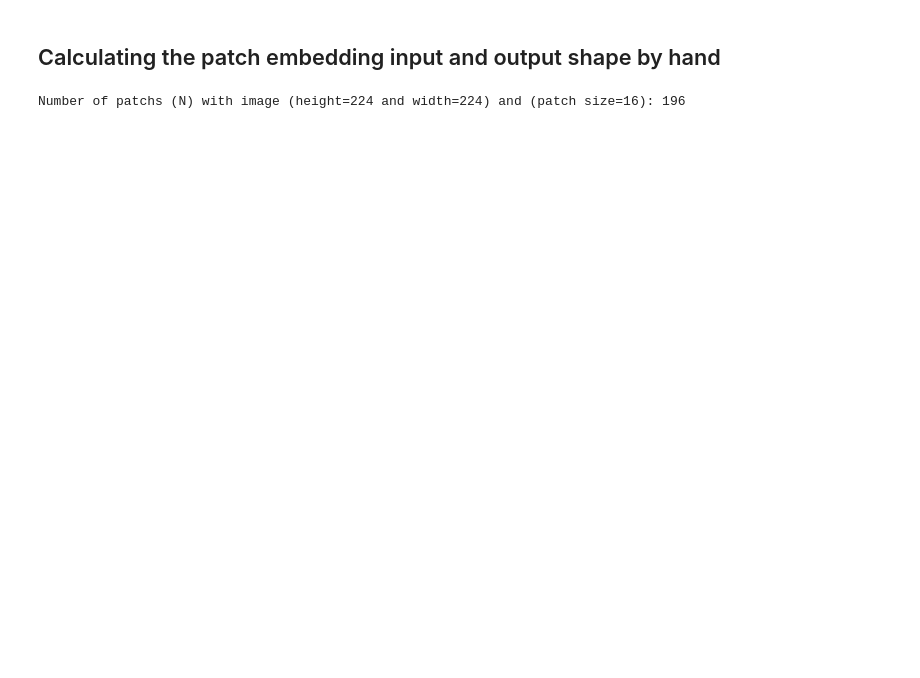
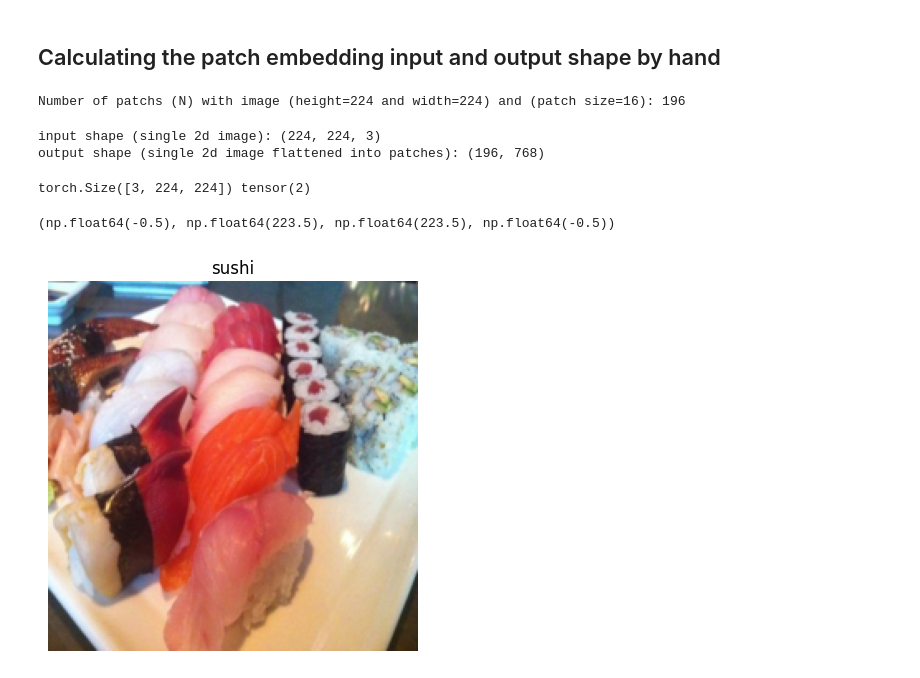
Before and after one commit to MuhammadAbuBakarQureshi/Machine-Learning, a Jupyter notebook: PyTorch/14-Transformers-Replicating-Paper.ipynb, the cells around one changed output. Cells and saved outputs as stored; diff of their text form; code cells hidden in the pictures; blank space fills up the shorter version.

```diff
--- a/PyTorch/14-Transformers-Replicating-Paper.ipynb
+++ b/PyTorch/14-Transformers-Replicating-Paper.ipynb
@@ -86,3 +86,22 @@ num_of_patches = int((height * width) / (pow(patch_size, 2)))
 print(f"Number of patchs (N) with image (height={height} and width={width}) and (patch size={patch_size}): {num_of_patches}")
 # %% [output]
 Number of patchs (N) with image (height=224 and width=224) and (patch size=16): 196
+# %%
+embedding_layer_input_shape =  (height, width, color_channels)
+embedding_layer_output_shape = (num_of_patches, patch_size*patch_size*color_channels)
+
+print(f"input shape (single 2d image): {embedding_layer_input_shape}")
+print(f"output shape (single 2d image flattened into patches): {embedding_layer_output_shape}")
+# %% [output]
+input shape (single 2d image): (224, 224, 3)
+output shape (single 2d image flattened into patches): (196, 768)
+# %%
+print(image.shape, label)
+
+plt.title(label=classes[label])
+plt.imshow(image.permute(1, 2, 0))
+plt.axis(False)
+# %% [output]
+torch.Size([3, 224, 224]) tensor(2)
+(np.float64(-0.5), np.float64(223.5), np.float64(223.5), np.float64(-0.5))
+[figure, added]
```
Also changed, not shown: parts of 8 cells of this notebook.
